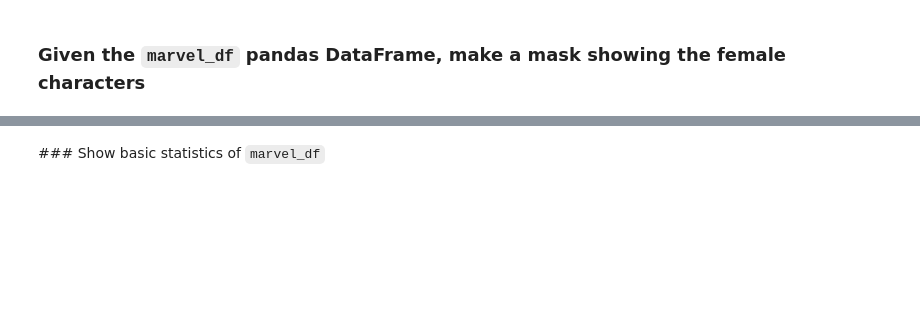
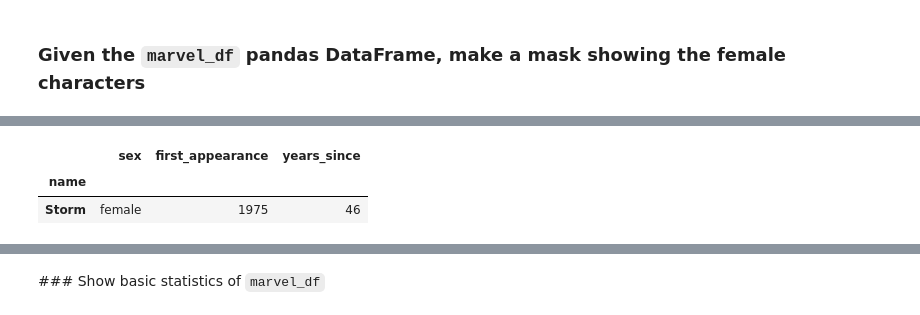
Before and after one commit to JinKim1221/Python_DataAnalytics, a Jupyter notebook: Pandas/4 - Pandas DataFrames exercises.ipynb, the cells around one changed output, grey strips where cells are left out. Saved outputs shown, nothing was run; the diff lists cells and outputs as text; code cells hidden in the pictures; blank space fills up the shorter version.

Commit message:
Practice pandas dataframe boolean arrays(masks)

```diff
--- a/Pandas/4 - Pandas DataFrames exercises.ipynb
+++ b/Pandas/4 - Pandas DataFrames exercises.ipynb
@@ -486,3 +507,9 @@ marvel_df[mask]
 ### Given the `marvel_df` pandas DataFrame, get the female characters with `first_appearance` after 1970
 # %%
 # your code goes here
+mask = (marvel_df['first_appearance'] > 1970) & (marvel_df['sex'] == 'female')
+marvel_df[mask]
+# %% [output]
+|  | sex | first_appearance | years_since |
+| name |  |  |  |
+| Storm | female | 1975 | 46 |
```
Also changed, not shown: parts of 10 cells of this notebook.
